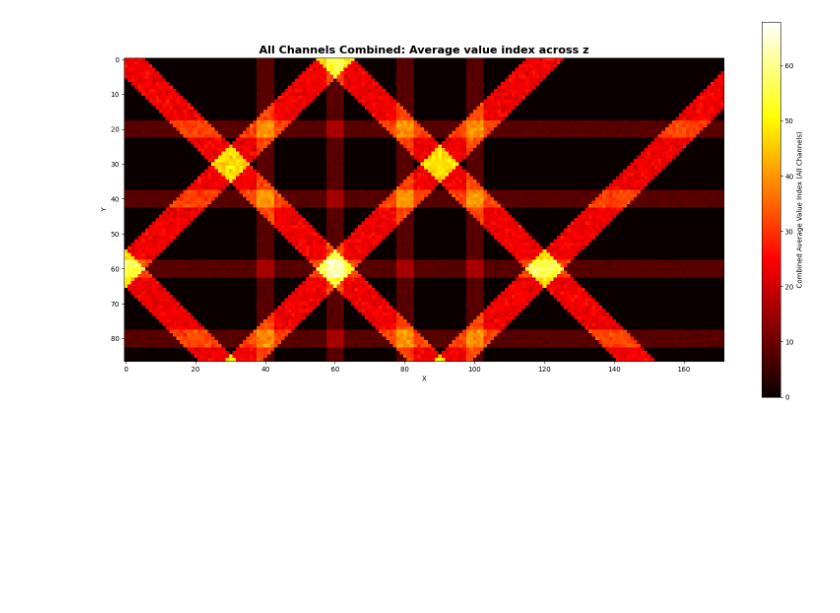
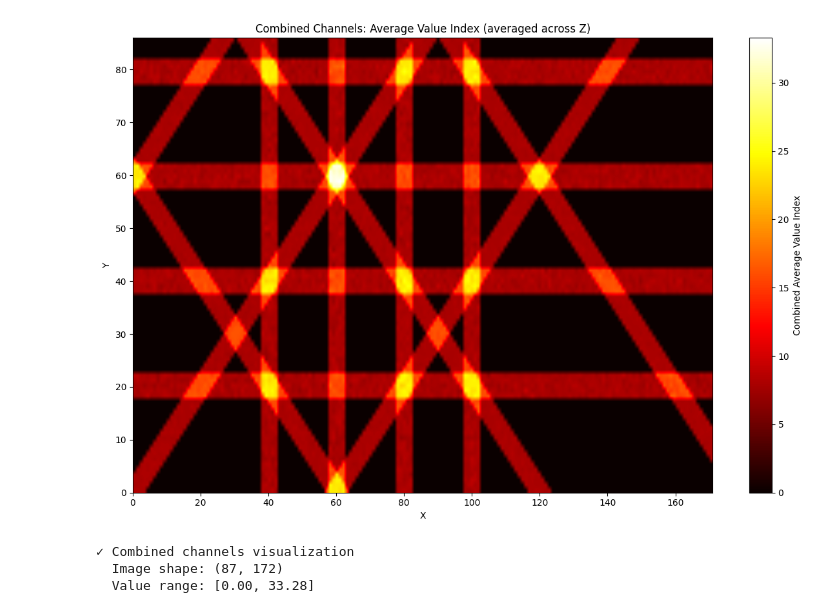
Before and after one commit to Hosseinfatho/SSGAT, a Jupyter notebook: Groundtruth/groundtruthTest.ipynb, the cells around one changed output. Saved outputs shown, nothing was run; the diff lists cells and outputs as text; code cells hidden in the pictures; blank space fills up the shorter version.

Commit message:
update groundtruth

```diff
--- a/Groundtruth/groundtruthTest.ipynb
+++ b/Groundtruth/groundtruthTest.ipynb
@@ -94,22 +85,36 @@ All values initialized to: 0 (zero)
-# %%
-import matplotlib.pyplot as plt
-
-# Combine all channels into one image (sum all channels)
-combined_image = np.zeros((y_dim, x_dim))
-for channel in range(4):
-    # Calculate average value index across z for each channel
-    value_indices = (data[channel] * np.arange(11)[:, None, None, None]).sum(axis=0)
-    # Add to combined image
-    combined_image += value_indices.mean(axis=0)
-
-# Plot combined image
-plt.figure(figsize=(16, 8))
-plt.imshow(combined_image, cmap='hot')
-plt.colorbar(label='Combined Average Value Index (All Channels)')
-plt.title('All Channels Combined: Average value index across z', fontsize=16, fontweight='bold')
-plt.xlabel('X')
-plt.ylabel('Y')
-plt.tight_layout()
-plt.show()
-# %% [output]
-[figure, removed]
+# %%
+import matplotlib.pyplot as plt
+import numpy as np
+
+# Load data
+data = np.load('groundtruth.npy')
+combined_image = np.zeros((y_dim, x_dim), dtype=np.float32)
+for channel in range(4):
+    channel_data = data[channel]  # Shape: (11, 12, 87, 172)
+    value_indices = np.arange(11).reshape(-1, 1, 1, 1)  # Shape: (11, 1, 1, 1)
+    weighted_sum = np.sum(value_indices * channel_data, axis=0)  # Shape: (12, 87, 172)
+    total_sum = np.sum(channel_data, axis=0)  # Shape: (12, 87, 172)
+    avg_value_index = np.where(total_sum > 0, weighted_sum / total_sum, 0)  # Shape: (12, 87, 172)
+    avg_z = np.mean(avg_value_index, axis=0)  # Shape: (87, 172)
+    combined_image += avg_z
+# Plot combined image
+plt.figure(figsize=(12, 8))
+plt.imshow(combined_image, origin='lower', extent=[0, x_dim-1, 0, y_dim-1],
+           aspect='auto', interpolation='bilinear', cmap='hot')
+plt.colorbar(label='Combined Average Value Index')
+plt.xlabel('X')
+plt.ylabel('Y')
+plt.title('Combined Channels: Average Value Index (averaged across Z)')
+plt.xlim(0, x_dim-1)
+plt.ylim(0, y_dim-1)
+plt.tight_layout()
+plt.show()
+
+print(f"\n✓ Combined channels visualization")
+print(f"  Image shape: {combined_image.shape}")
+print(f"  Value range: [{combined_image.min():.2f}, {combined_image.max():.2f}]")
+# %% [output]
+[figure, added]
+✓ Combined channels visualization
+  Image shape: (87, 172)
+  Value range: [0.00, 33.28]
```
Also changed, not shown: parts of 5 cells of this notebook.
